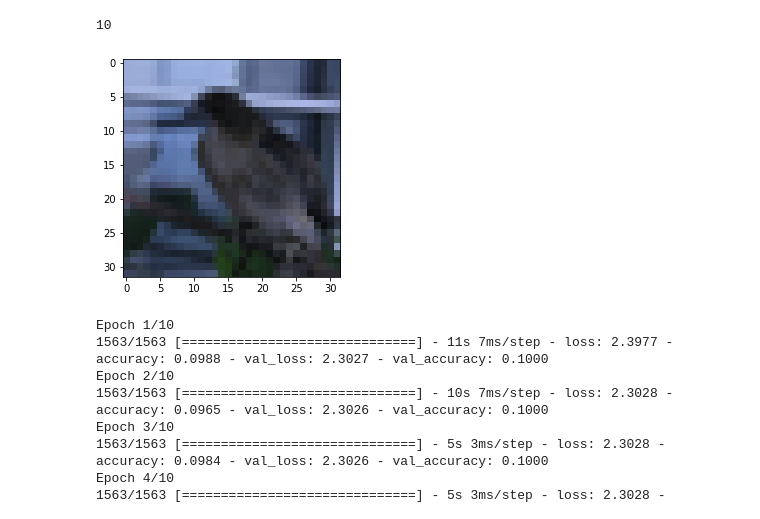
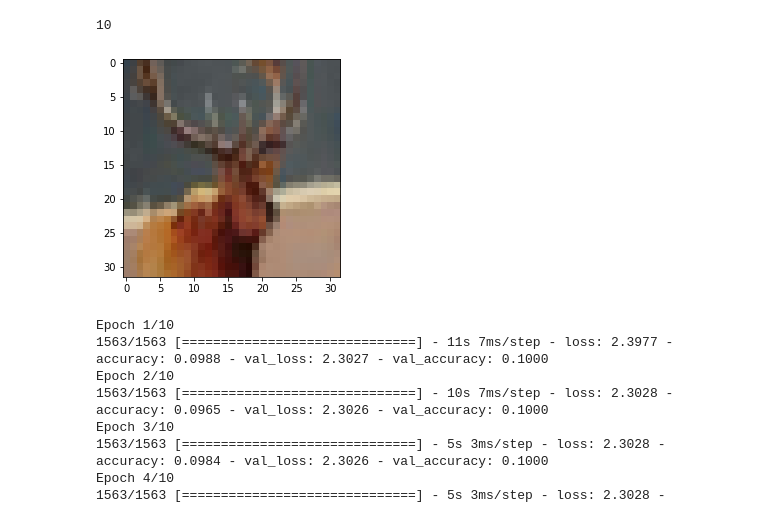
Before and after one commit to Oktif/NAI1, a Jupyter notebook: zjazd5/Exercise2.ipynb, the cells around one changed output. Saved outputs shown, nothing was run; the diff lists cells and outputs as text; code cells hidden in the pictures.

```diff
--- a/zjazd5/Exercise2.ipynb
+++ b/zjazd5/Exercise2.ipynb
@@ -53,10 +53,10 @@ len(class_names)
 # %%
 '''
 Now lets check animal image from our dataset
 '''
-plt.imshow(train_data[random.choice(range(len(train_data)))]);
+plt.imshow(train_data[p]);
 # %% [output]
-[figure, old version]
+[figure, new version]
 # %%
 '''
 Now we need to do few things:
```
